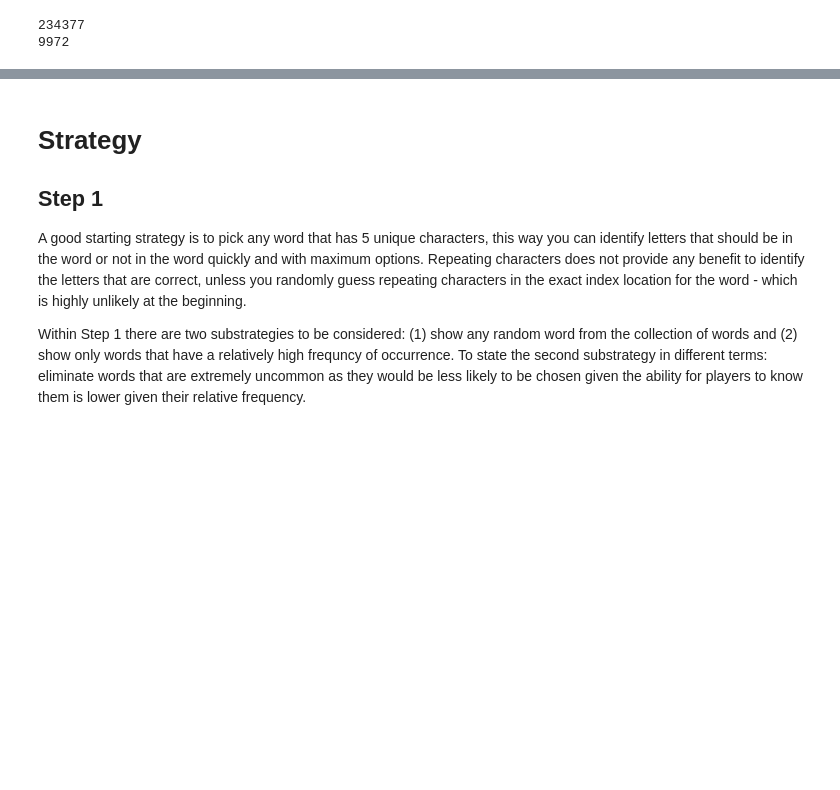
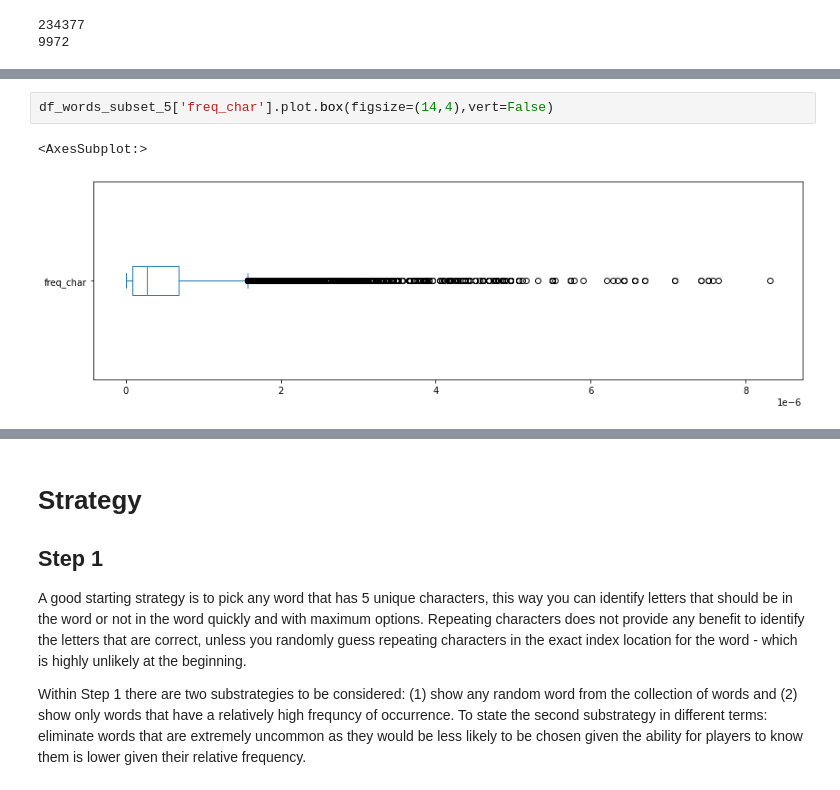
Before and after one commit to JIVJGFJZKF/get_wordle, a Jupyter notebook: wordle.ipynb, the cells around one changed output, grey strips where cells are left out. Saved outputs shown, nothing was run; the diff lists cells and outputs as text; blank space fills up the shorter version.

```diff
--- a/wordle.ipynb
+++ b/wordle.ipynb
@@ -137,0 +165,5 @@ print(df_words_subset_5.shape[0])
+# %%
+df_words_subset_5['freq_char'].plot.box(figsize=(14,4),vert=False)
+# %% [output]
+<AxesSubplot:>
+[figure, added]
```
Also changed, not shown: parts of 23 cells of this notebook.
